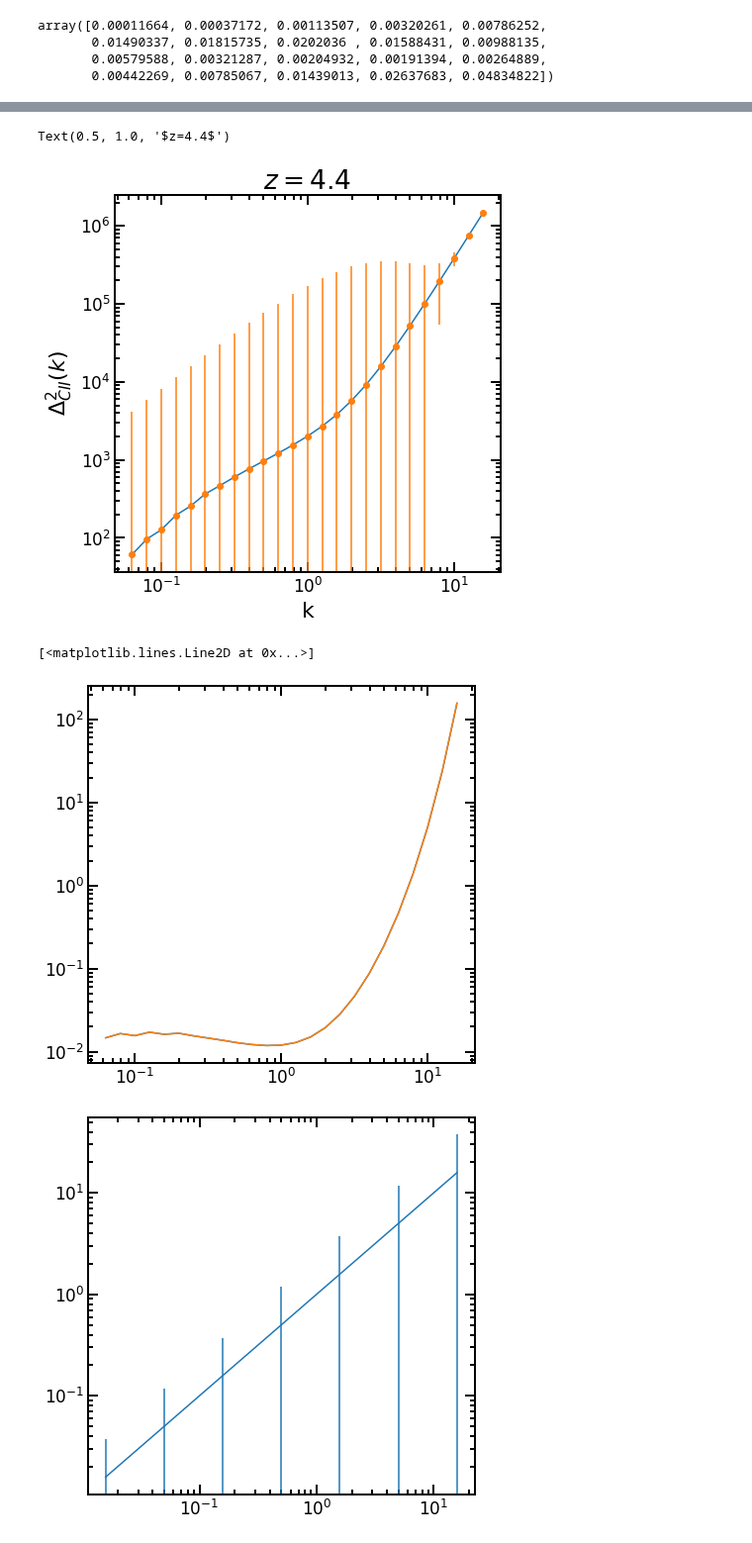
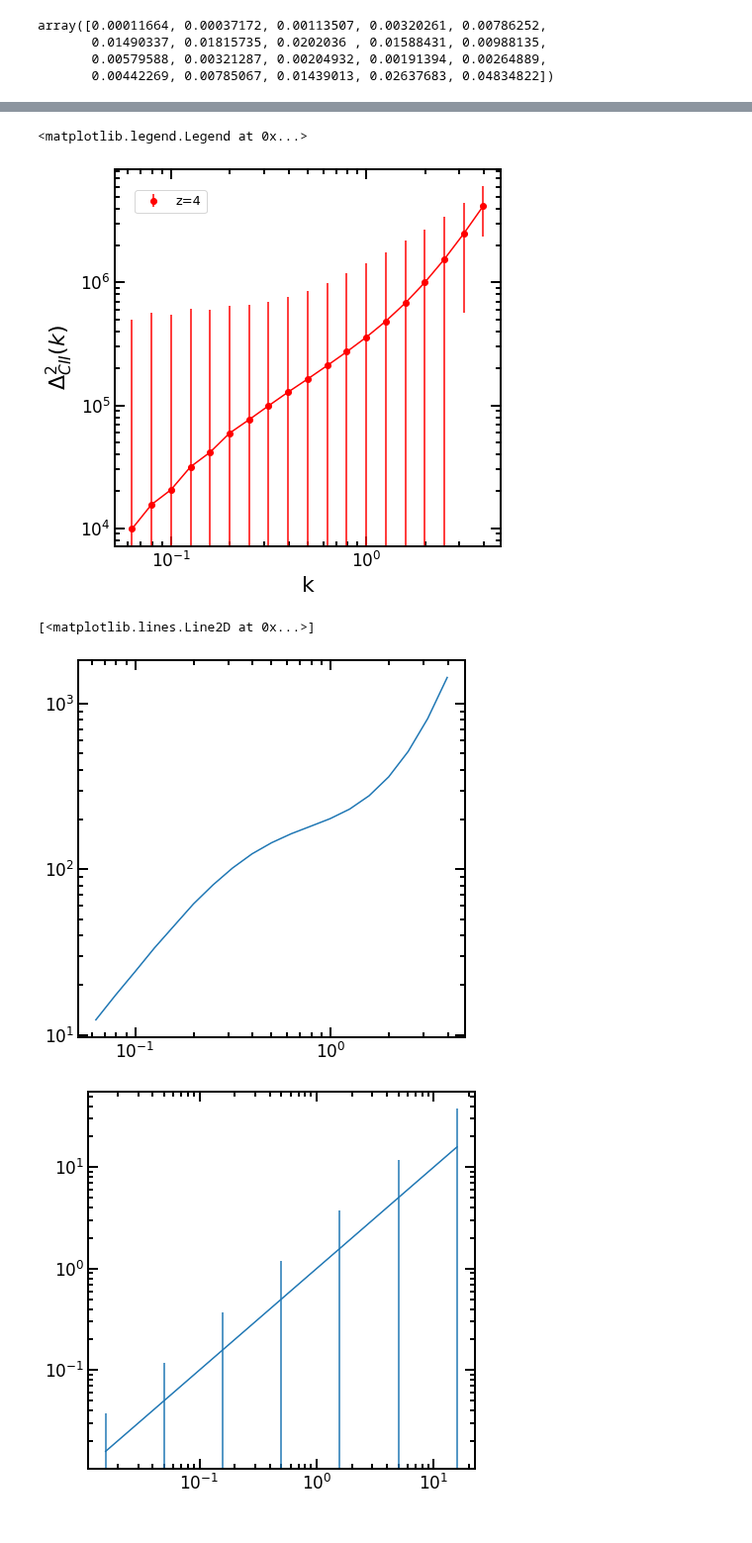
Before and after one commit to Anirbancosmo/Limpy, a Jupyter notebook: notebook/theory.ipynb, the cells around one changed output, grey strips where cells are left out. Shown at 99% size. Drawn from its saved outputs; the diff is of its cells as text; code cells hidden in the pictures.

```diff
--- a/notebook/theory.ipynb
+++ b/notebook/theory.ipynb
@@ -313,26 +332,22 @@ def k_binning(kmin, kmax, ln_deltak):
     k_center=(kk[:-1]+delta_k)/2
     return k_center, delta_k
 
-k_center, delta_k=k_binning(1e-1, 5e1, ln_deltak=0.08)
+k_center, delta_k=k_binning(1e-1, 1e1, ln_deltak=0.2)
 
+zline=3.0
+snr=SNR_line(k_center,zline, delta_lnk=delta_k, A_s=8, B_nu=20, line_name='CII')
 
-snr=SNR_line(k_center,7, delta_lnk=delta_k, A_s=16, B_nu=20, line_name='CII')
-
-delta_pk=delta_pk_line(k_center,7, delta_lnk=delta_k, A_s=16, B_nu=20, line_name='CII')
-
-delta_dk=k_center**3*delta_pk/(2*np.pi**2)
+error_pk=error_pk_line(k_center,zline, delta_lnk=delta_k, A_s=8, B_nu=20, line_name='CII')
 
 dktotal_cii=lt.Pk_line(k_center,zline,line_name=line_name,label='total',pk_unit='intensity')
-pktotal_cii=dktotal_cii*2*np.pi**2/k_center**3
 
 
 plt.plot(k_center, dktotal_cii, 'blue',lw=3)
-plt.errorbar(k_center, dktotal_cii, yerr=delta_dk, color='C1', fmt='o', capsize=3)
+plt.errorbar(k_center, dktotal_cii, yerr=error_pk, color='C1', fmt='o', capsize=3)
 plt.tight_layout()
 plt.yscale('log')
 plt.xscale('log')
 plt.xlabel("k")
 plt.ylabel(r"$\Delta_{CII}^2(k)$")
-plt.title(r"$z=7.0$")
 plt.savefig("CII_error.png")
 # %% [output]
@@ -350,45 +365,51 @@ plt.savefig("SNR_CII_z7.png")
 # %%
 def k_binning(kmin, kmax, ln_deltak):
     bins=(np.log10(kmax)-np.log10(kmin))/ln_deltak
     kk=np.zeros(int(bins))
     delta=np.zeros(int(bins))
     for j in range(int(bins)):
         kk[j]=(kmin*10**(ln_deltak*(j)))
 
     delta_k=np.diff(kk)
 
     k_center=(kk[:-1]+delta_k)/2
     return k_center, delta_k
 
-k_center, delta_k=k_binning(1e-1, 5e1, ln_deltak=0.1)
+k_center, delta_k=k_binning(1e-1, 1e1, ln_deltak=0.1)
+
+z1=4
+z2=7
+snr_1=SNR_line(k_center,z1, delta_lnk=delta_k, A_s=8, B_nu=20, line_name='CII')
+error_1=error_pk_line(k_center,z1, delta_lnk=delta_k, A_s=8, B_nu=20, line_name='CII')
+error_1=k_center**3*error_1/(2*np.pi**2)
+dktotal_cii_1=lt.Pk_line(k_center,z1,line_name=line_name,label='total',pk_unit='intensity')
+
+snr_2=SNR_line(k_center,z2, delta_lnk=delta_k, A_s=8, B_nu=20, line_name='CII')
+error_2=error_pk_line(k_center,z2, delta_lnk=delta_k, A_s=8, B_nu=20, line_name='CII')
+error_2=k_center**3*error_2/(2*np.pi**2)
+dktotal_cii_2=lt.Pk_line(k_center,z2,line_name=line_name,label='total',pk_unit='intensity')
 
 
-snr=SNR_line(k_center,4.4, delta_lnk=delta_k, A_s=16, B_nu=20, nu='350', line_name='CII')
 
-delta_pk=delta_pk_line(k_center,4.4, delta_lnk=delta_k, A_s=16, B_nu=20, nu='350', line_name='CII')
+plt.plot(k_center, dktotal_cii_1, color='r')
+plt.errorbar(k_center, dktotal_cii_1, yerr=error_1, fmt='o', color='r', label='z=4')
 
-delta_dk=k_center**3*delta_pk/(2*np.pi**2)
+#plt.plot(k_center, dktotal_cii_2, color='g')
+#plt.errorbar(k_center, dktotal_cii_2, yerr=error_2, fmt='o', color='g', label='z=7' )
 
-dktotal_cii=lt.Pk_line(k_center,zline,line_name=line_name,label='total',pk_unit='intensity')
-pktotal_cii=dktotal_cii*2*np.pi**2/k_center**3
-
-
-plt.plot(k_center, dktotal_cii)
-plt.errorbar(k_center, dktotal_cii, yerr=delta_dk, fmt='o' )
 plt.yscale('log')
 plt.xscale('log')
 plt.xlabel("k")
 plt.ylabel(r"$\Delta_{CII}^2(k)$")
-plt.title(r"$z=4.4$")
+plt.legend(loc=0)
 # %% [output]
-Text(0.5, 1.0, '$z=4.4$')
+<matplotlib.legend.Legend at 0x...>
-[figure, old version]
+[figure, new version]
 # %%
-plt.loglog(k_center,snr)
-plt.loglog(k_center,snr1)
+plt.loglog(k_center, snr_1)
 # %% [output]
 [<matplotlib.lines.Line2D at 0x...>]
-[figure, old version]
+[figure, new version]
 # %%
 kmax=1e2
 kmin=1e-2
```
Also changed, not shown: parts of 8 cells of this notebook.
